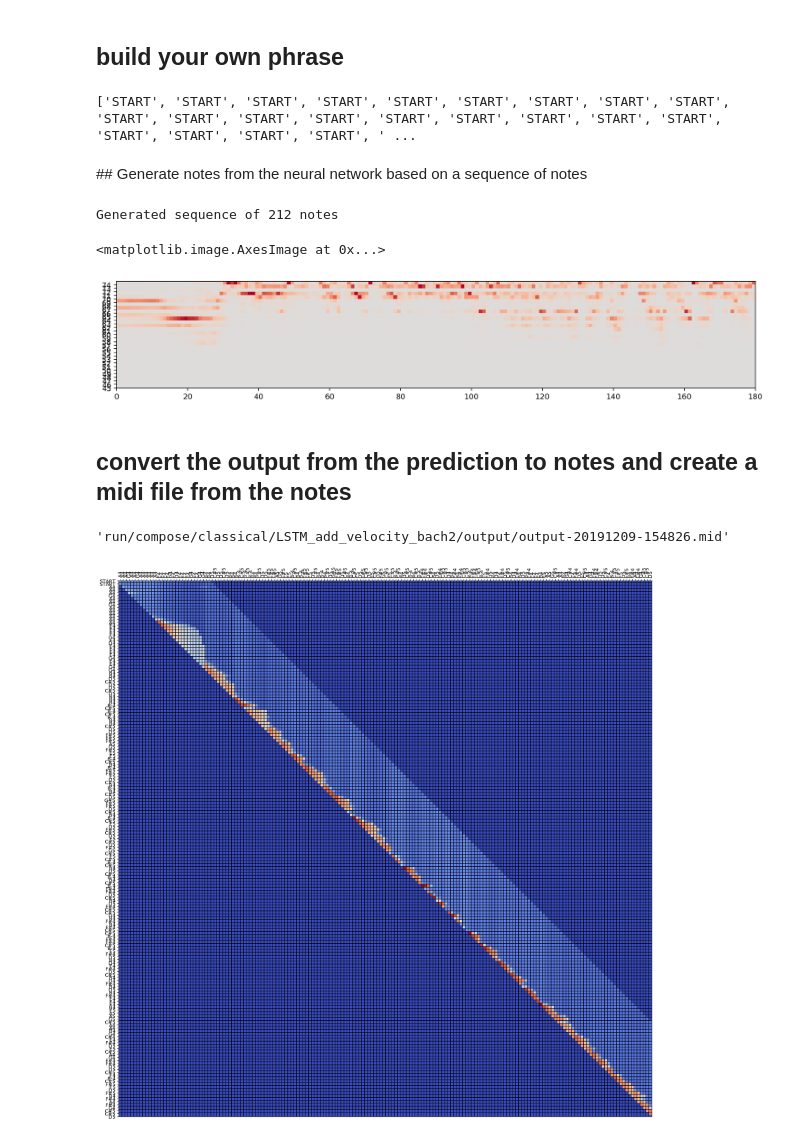
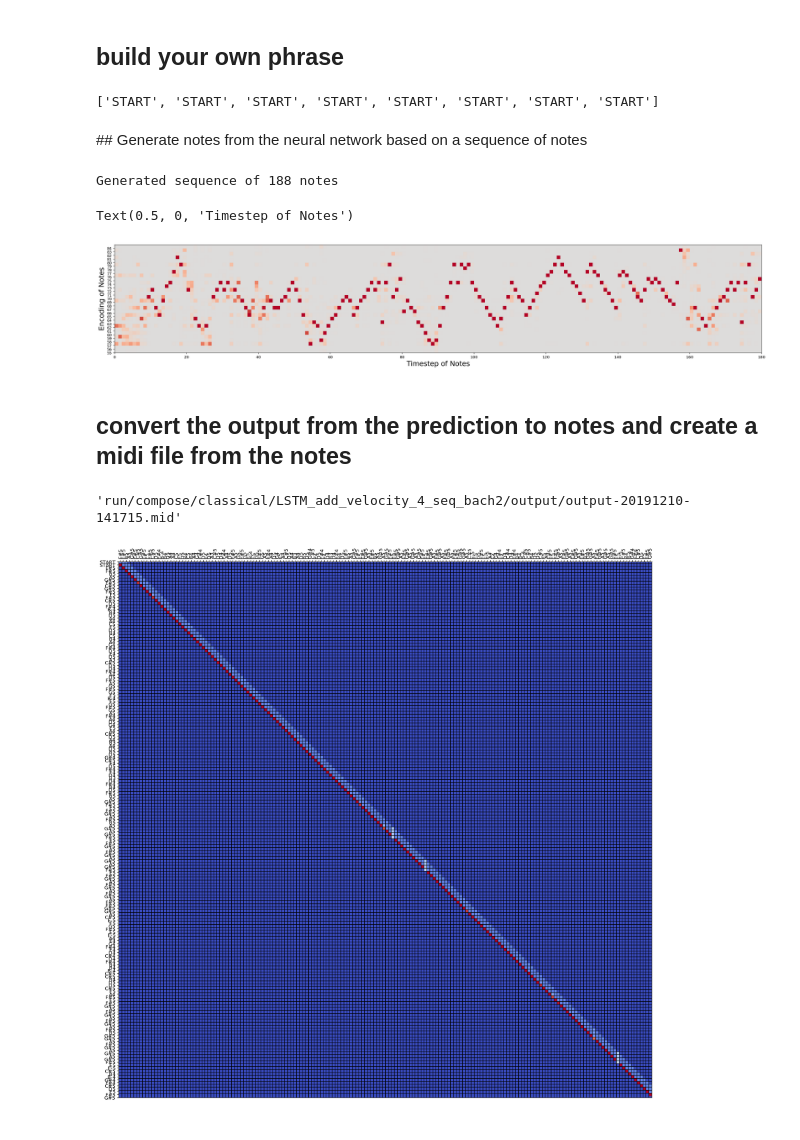
Before and after one commit to LW-G38/GDL_code, a Jupyter notebook: predict_velocity.ipynb, the cells around one changed output. Saved outputs shown, nothing was run; the diff lists cells and outputs as text; code cells hidden in the pictures.

```diff
--- a/predict_velocity.ipynb
+++ b/predict_velocity.ipynb
@@ -16,8 +16,8 @@ Using TensorFlow backend.
 # run params
 section = 'compose'
 run_id = 'LSTM_add_velocity'
-genre_name = 'classical'
-composer_name='bach2'
+genre_name = 'jazz'
+composer_name='JohnColtrane'
 
 run_folder = 'run/{}/{}/'.format(section, genre_name)
 run_folder += '_'.join([run_id, composer_name])
@@ -80,8 +80,8 @@ notes_temp = .5
 duration_temp = .5
 velocity_temp = .5
 max_extra_notes = 180
-max_seq_len = 32
-seq_len = 32
+max_seq_len = 8
+seq_len = 8
 
 #notes = ['START', 'D3', 'D3', 'E3', 'D3', 'G3', 'F#3','D3', 'D3', 'E3', 'D3', 'G3', 'F#3','D3', 'D3', 'E3', 'D3', 'G3', 'F#3','D3', 'D3', 'E3', 'D3', 'G3', 'F#3']
 #durations = [0, 0.75, 0.25, 1, 1, 1, 2, 0.75, 0.25, 1, 1, 1, 2, 0.75, 0.25, 1, 1, 1, 2, 0.75, 0.25, 1, 1, 1, 2]
@@ -159,7 +159,7 @@ sequence_length = len(notes)
 # %%
 print(notes)
 # %% [output]
-['START', 'START', 'START', 'START', 'START', 'START', 'START', 'START', 'START', 'START', 'START', 'START', 'START', 'START', 'START', 'START', 'START', 'START', 'START', 'START', 'START', 'START', ' ...
+['START', 'START', 'START', 'START', 'START', 'START', 'START', 'START']
 # %% [markdown]
 ## Generate notes from the neural network based on a sequence of notes
 # %%
@@ -247,20 +247,23 @@ for note_index in range(max_extra_notes):
 overall_preds = np.transpose(np.array(overall_preds))
 print('Generated sequence of {} notes'.format(len(prediction_output)))
 # %% [output]
-Generated sequence of 212 notes
+Generated sequence of 188 notes
 # %%
-graph_lower_bound = 45
-graph_upper_bound = 75
+graph_lower_bound = 55
+graph_upper_bound = 85
 
-fig, ax = plt.subplots(figsize=(15,15))
+fig, ax = plt.subplots(figsize=(30,15))
 ax.set_yticks([int(j) for j in range(graph_lower_bound,graph_upper_bound)])
 
 plt.imshow(overall_preds[graph_lower_bound:graph_upper_bound,:], origin="lower", cmap='coolwarm', vmin = -0.5, vmax = 0.5, extent=[0, max_extra_notes, graph_lower_bound,graph_upper_bound]
 
           )
+
+plt.ylabel('Encoding of Notes',fontsize=18)
+plt.xlabel('Timestep of Notes',fontsize=18)
 # %% [output]
-<matplotlib.image.AxesImage at 0x...>
+Text(0.5, 0, 'Timestep of Notes')
-[figure, old version]
+[figure, new version]
 # %% [markdown]
 ## convert the output from the prediction to notes and create a midi file from the notes
 # %%
@@ -307,7 +310,7 @@ midi_stream = midi_stream.chordify()
 timestr = time.strftime("%Y%m%d-%H%M%S")
 midi_stream.write('midi', fp=os.path.join(output_folder, 'output-' + timestr + '.mid'))
 # %% [output]
-'run/compose/classical/LSTM_add_velocity_bach2/output/output-20191209-154826.mid'
+'run/compose/classical/LSTM_add_velocity_4_seq_bach2/output/output-20191210-141715.mid'
 # %%
 ## attention plot
 if use_attention:
@@ -346,4 +349,4 @@ if use_attention:
 
     plt.show()
 # %% [output]
-[figure, old version]
+[figure, new version]
```
Also changed, not shown: parts of 1 cell of this notebook, 2 other files.
